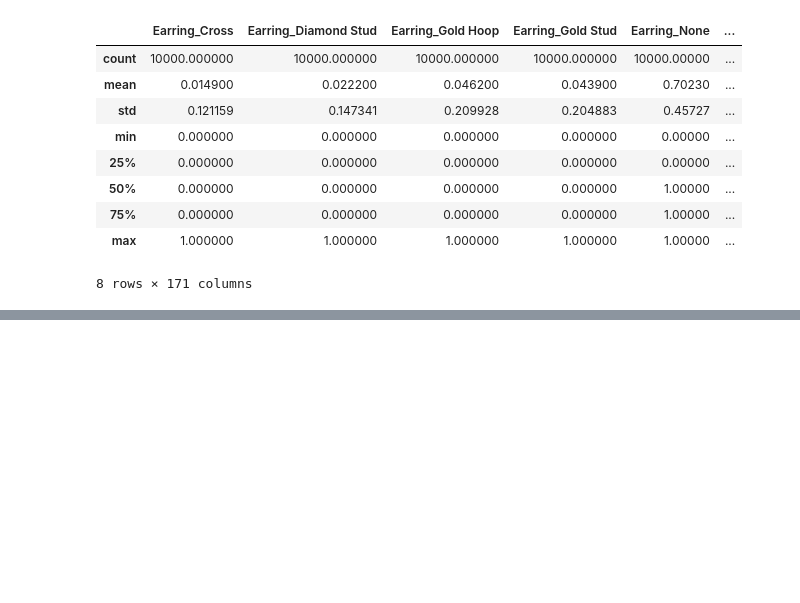
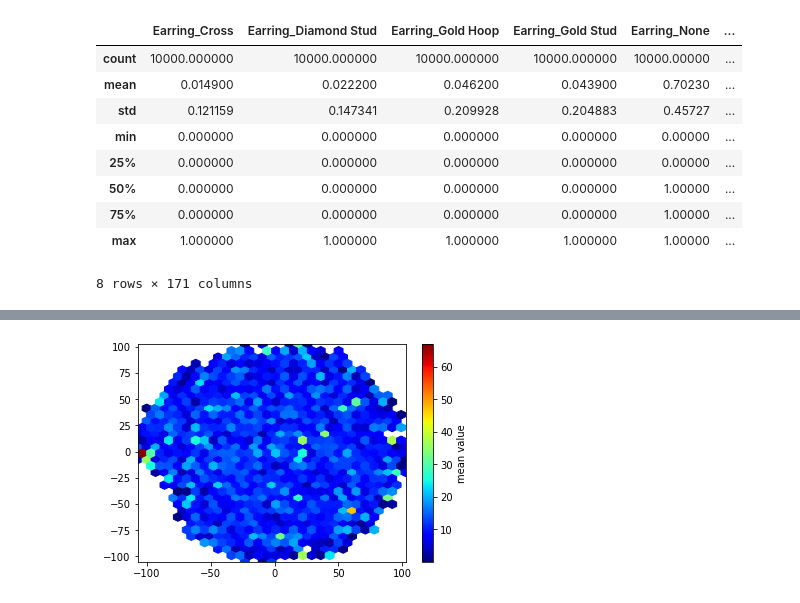
Before and after one commit to KostadinovK/Datathon-2022, a Jupyter notebook: Datathon_2022.ipynb, the cells around one changed output, grey strips where cells are left out. Saved outputs shown, nothing was run; the diff lists cells and outputs as text; code cells hidden in the pictures; blank space fills up the shorter version.

```diff
--- a/Datathon_2022.ipynb
+++ b/Datathon_2022.ipynb
@@ -51,3 +56,13 @@ pudgy_penguins = grouped.get_group('pudgy_penguins')
+# %%
+grouped_sales = sales.groupby('tokenSymbol')
+bayc_sales = grouped_sales.get_group('BAYC')
+mayc_sales = grouped_sales.get_group('MAYC')
+azuki_sales = grouped_sales.get_group('AZUKI')
+clone_x_sales = grouped_sales.get_group('CloneX')
+cool_cats_sales = grouped_sales.get_group('COOL')
+doodles_sales = grouped_sales.get_group('DOODLE')
+meebits_sales = grouped_sales.get_group('⚇')
+pudgy_penguins_sales = grouped_sales.get_group('PPG')
 # %%
 bayc
 print(bayc.groupby('trait_type')['token_id'].nunique())
@@ -200,0 +212,5 @@ ValueError: x and y must have same first dimension, but have shapes (20,) and (1
+# %%
+def process_sales(df):
+    df = df[df.amount != 0]
+    df = df[df.amount < 1e3]
+    return df
@@ -200,0 +250,5 @@ ValueError: x and y must have same first dimension, but have shapes (20,) and (1
+# %%
+bayc_sales_processed = process_sales(bayc_sales)
+token_ids = bayc_sales_processed['tokenID'].unique()
+prices = bayc_sales_processed.groupby('tokenID')['amount'].mean()
+prices.describe()
@@ -200,0 +265,23 @@ ValueError: x and y must have same first dimension, but have shapes (20,) and (1
+# %%
+tsne = TSNE(perplexity=5)
+transform = tsne.fit_transform(pd.get_dummies(bayc_features.iloc[token_ids]))
+# %%
+X, Y = NP.meshgrid(transform.T[0], transform.T[1])
+x = X.ravel()
+y = Y.ravel()
+z = prices.ravel()
+gridsize=30
+plt.subplot(111)
+
+# if 'bins=None', then color of each hexagon corresponds directly to its count
+# 'C' is optional--it maps values to x-y coordinates; if 'C' is None (default) then
+# the result is a pure 2D histogram
+
+plt.hexbin(transform.T[0], transform.T[1], C=prices, gridsize=gridsize, cmap=CM.jet, bins=None)
+plt.axis([x.min(), x.max(), y.min(), y.max()])
+
+cb = plt.colorbar()
+cb.set_label('mean value')
+plt.show()
+# %% [output]
+[figure, added]
```
Also changed, not shown: parts of 14 cells of this notebook.
